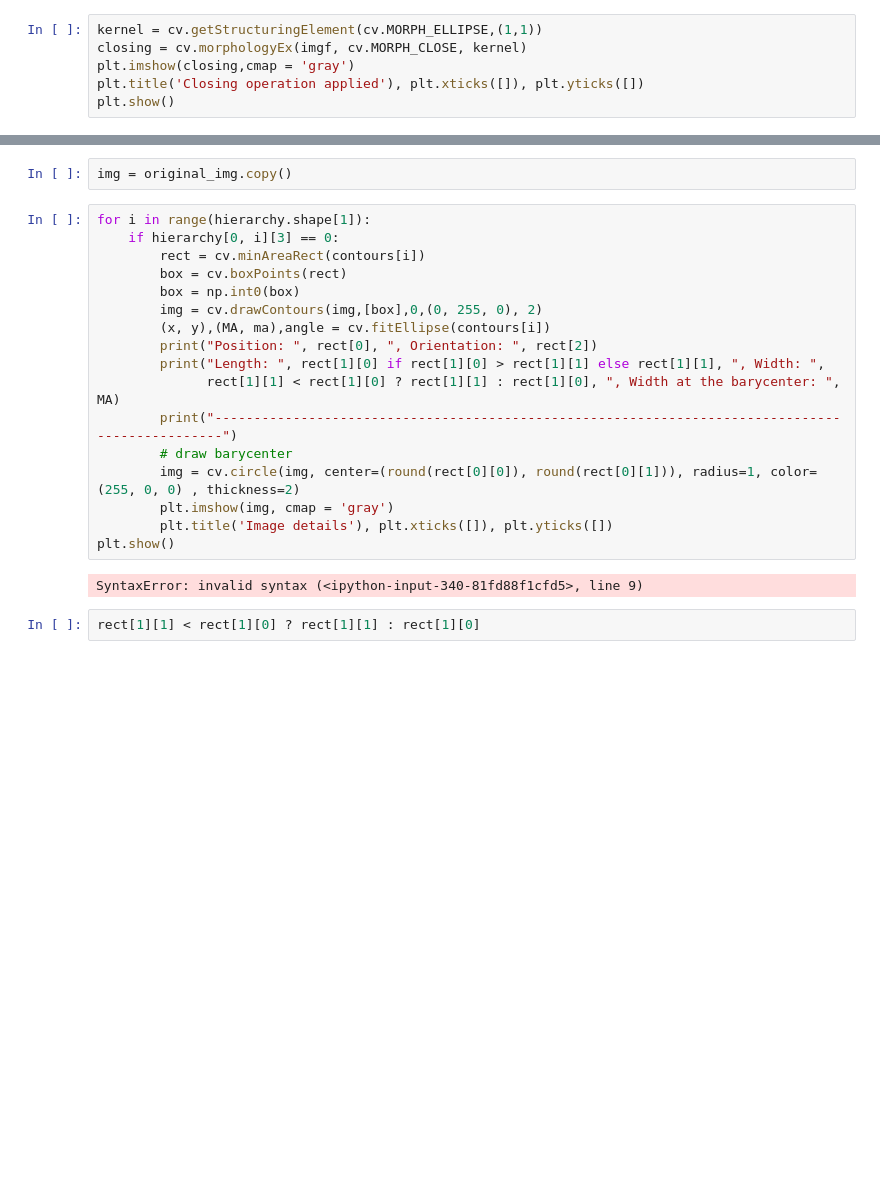
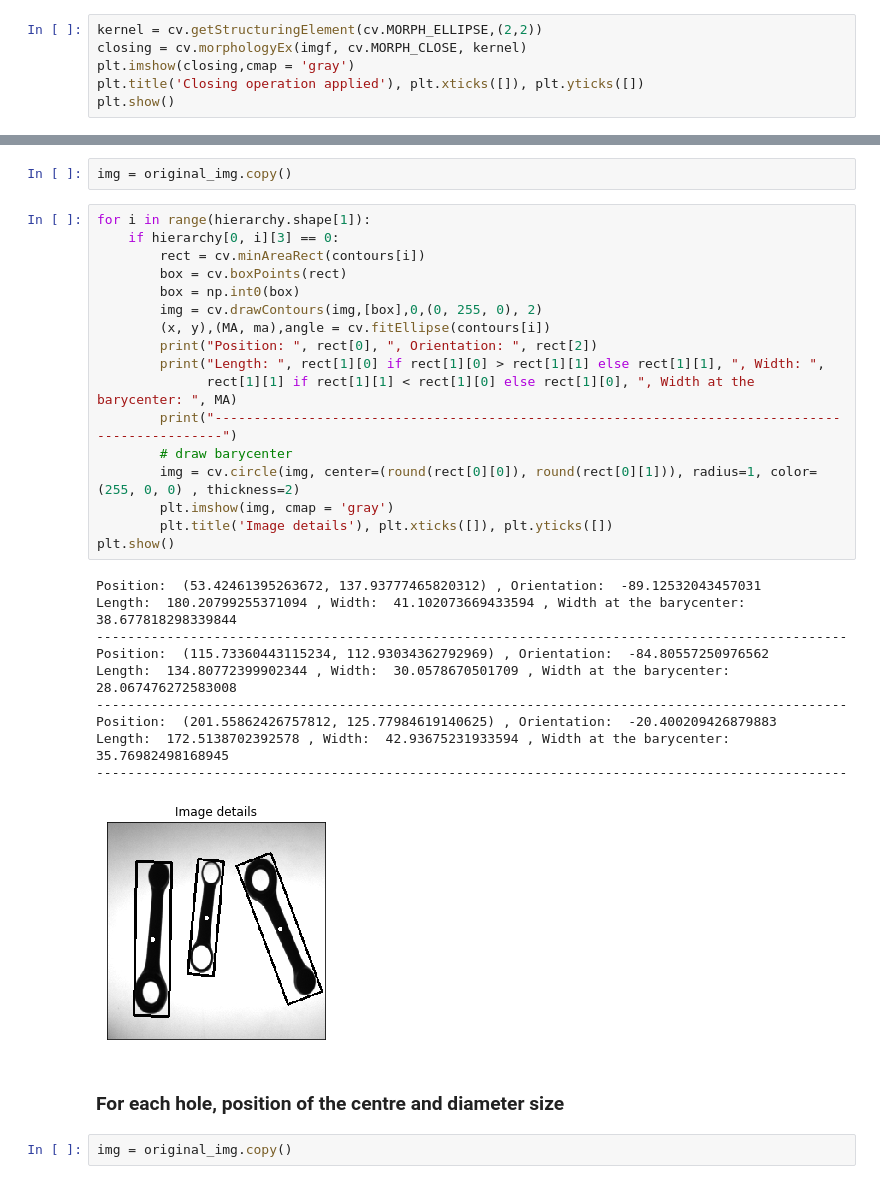
Before and after one commit to pptr3/connecting-rods, a Jupyter notebook: Connecting Rods.ipynb, the cells around one changed output, grey strips where cells are left out. Cells and saved outputs as stored; diff of their text form; blank space fills up the shorter version.

```diff
--- a/Connecting Rods.ipynb
+++ b/Connecting Rods.ipynb
@@ -29,7 +38,7 @@ plt.show()
 # %% [markdown]
 ### Apply closing operation
 # %%
-kernel = cv.getStructuringElement(cv.MORPH_ELLIPSE,(1,1))
+kernel = cv.getStructuringElement(cv.MORPH_ELLIPSE,(2,2))
 closing = cv.morphologyEx(imgf, cv.MORPH_CLOSE, kernel)
 plt.imshow(closing,cmap = 'gray')
 plt.title('Closing operation applied'), plt.xticks([]), plt.yticks([])
@@ -61,21 +70,32 @@ img = original_img.copy()
 # %%
 for i in range(hierarchy.shape[1]):
     if hierarchy[0, i][3] == 0:
         rect = cv.minAreaRect(contours[i])
         box = cv.boxPoints(rect)
         box = np.int0(box)
         img = cv.drawContours(img,[box],0,(0, 255, 0), 2)
         (x, y),(MA, ma),angle = cv.fitEllipse(contours[i])
         print("Position: ", rect[0], ", Orientation: ", rect[2])
         print("Length: ", rect[1][0] if rect[1][0] > rect[1][1] else rect[1][1], ", Width: ",
-              rect[1][1] < rect[1][0] ? rect[1][1] : rect[1][0], ", Width at the barycenter: ", MA)
+              rect[1][1] if rect[1][1] < rect[1][0] else rect[1][0], ", Width at the barycenter: ", MA)
         print("------------------------------------------------------------------------------------------------")
         # draw barycenter
         img = cv.circle(img, center=(round(rect[0][0]), round(rect[0][1])), radius=1, color=(255, 0, 0) , thickness=2)
         plt.imshow(img, cmap = 'gray')
         plt.title('Image details'), plt.xticks([]), plt.yticks([])
 plt.show()
 # %% [output]
-SyntaxError: invalid syntax (<ipython-input-340-81fd88f1cfd5>, line 9)
+Position:  (53.42461395263672, 137.93777465820312) , Orientation:  -89.12532043457031
+Length:  180.20799255371094 , Width:  41.102073669433594 , Width at the barycenter:  38.677818298339844
+------------------------------------------------------------------------------------------------
+Position:  (115.73360443115234, 112.93034362792969) , Orientation:  -84.80557250976562
+Length:  134.80772399902344 , Width:  30.0578670501709 , Width at the barycenter:  28.067476272583008
+------------------------------------------------------------------------------------------------
+Position:  (201.55862426757812, 125.77984619140625) , Orientation:  -20.400209426879883
+Length:  172.5138702392578 , Width:  42.93675231933594 , Width at the barycenter:  35.76982498168945
+------------------------------------------------------------------------------------------------
+[figure, added]
-# %%
-rect[1][1] < rect[1][0] ? rect[1][1] : rect[1][0]
+# %% [markdown]
+### For each hole, position of the centre and diameter size
+# %%
+img = original_img.copy()
```
Also changed, not shown: parts of 3 cells of this notebook.
